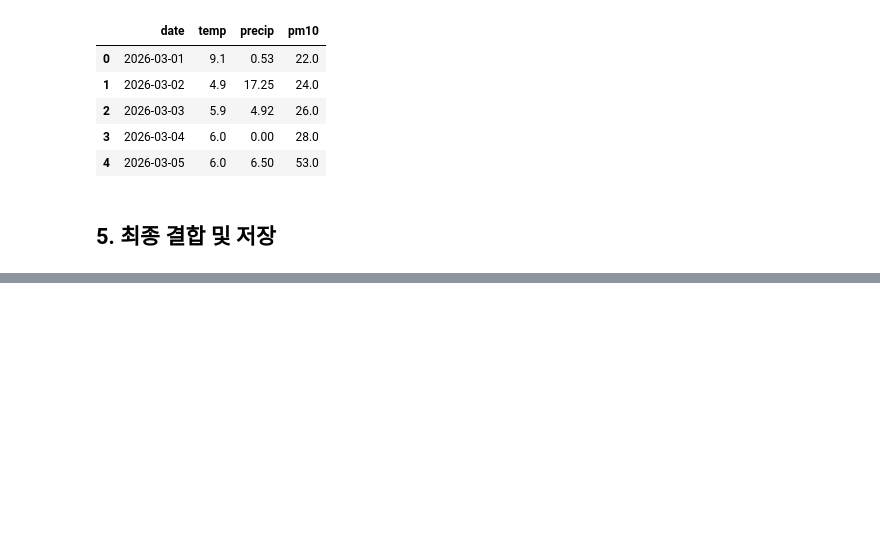
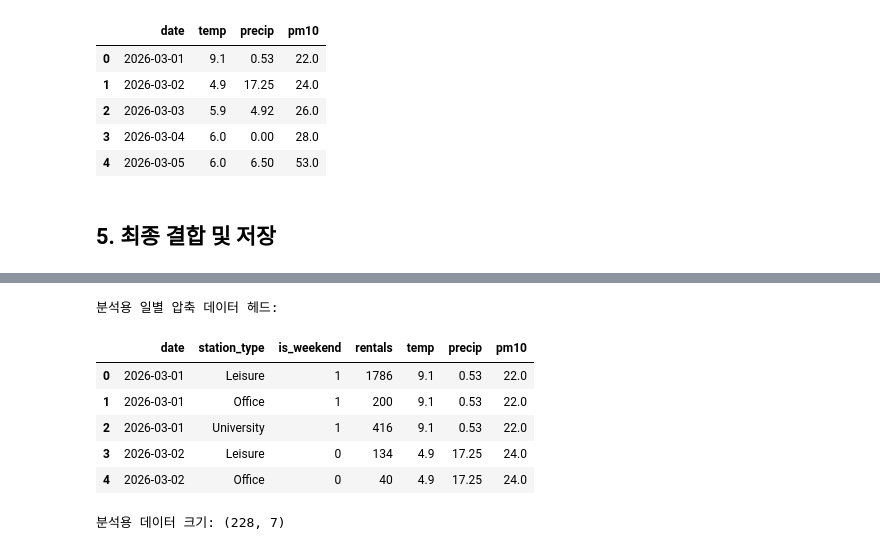
Before and after one commit to todayoneul/ddarungyee, a Jupyter notebook: preprocess.ipynb, the cells around one changed output, grey strips where cells are left out. Saved outputs shown, nothing was run; the diff lists cells and outputs as text; code cells hidden in the pictures; blank space fills up the shorter version.

```diff
--- a/preprocess.ipynb
+++ b/preprocess.ipynb
@@ -292,0 +312,43 @@ memory usage: 25.3+ MB
+# %%
+import pandas as pd
+import numpy as np
+import matplotlib.pyplot as plt
+import seaborn as sns
+import statsmodels.api as sm
+
+# ISLP 교재 전용 라이브러리 (교수님 채점 포인트!)
+from ISLP.models import summarize, poly, ModelSpec as MS, sklearn_sm, bs
+from sklearn.model_selection import KFold, cross_validate
+
+# 1. 데이터 불러오기
+df = pd.read_csv('preprocessed_data_for_islp.csv')
+
+# 2. 일별(Date) 및 상권별(station_type)로 데이터 그룹화(Sum)
+# (날씨 데이터는 하루 동안 동일하므로 mean으로 묶고, 대여건수는 sum으로 묶습니다)
+daily_df = df.groupby(['date', 'station_type', 'is_weekend']).agg({
+    '전체_건수': 'sum',
+    'temp': 'mean',
+    'precip': 'mean',
+    'pm10': 'mean'
+}).reset_index()
+
+# 결측치(데이터가 없는 날의 조합) 제거 및 컬럼명 직관적으로 변경
+daily_df = daily_df.dropna()
+daily_df.rename(columns={'전체_건수': 'rentals'}, inplace=True)
+
+# 3. [매우 중요] ISLP 더미 변수화를 위한 카테고리 형변환
+daily_df['station_type'] = daily_df['station_type'].astype('category')
+daily_df['is_weekend'] = daily_df['is_weekend'].astype('category')
+
+print("분석용 일별 압축 데이터 헤드:")
+display(daily_df.head())
+print("분석용 데이터 크기:", daily_df.shape)
+# %% [output]
+분석용 일별 압축 데이터 헤드:
+|  | date | station_type | is_weekend | rentals | temp | precip | pm10 |
+| 0 | 2026-03-01 | Leisure | 1 | 1786 | 9.1 | 0.53 | 22.0 |
+| 1 | 2026-03-01 | Office | 1 | 200 | 9.1 | 0.53 | 22.0 |
+| 2 | 2026-03-01 | University | 1 | 416 | 9.1 | 0.53 | 22.0 |
+| 3 | 2026-03-02 | Leisure | 0 | 134 | 4.9 | 17.25 | 24.0 |
+| 4 | 2026-03-02 | Office | 0 | 40 | 4.9 | 17.25 | 24.0 |
+분석용 데이터 크기: (228, 7)
```
Also changed, not shown: parts of 13 cells of this notebook, 1 other file.
